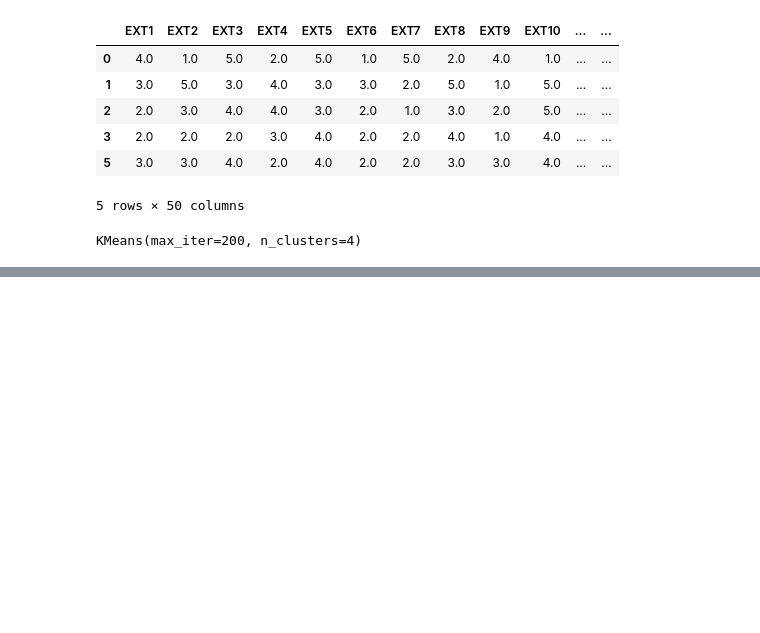
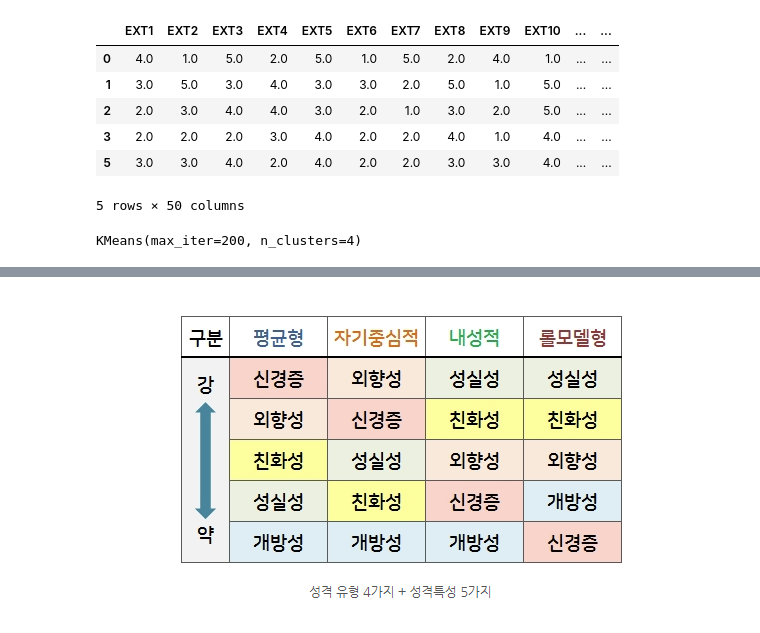
Before and after one commit to SangHui48/zerobase_algorithm_study2, a Jupyter notebook: ML_project/한상희/tproject2.ipynb, the cells around one changed output, grey strips where cells are left out. Cells and saved outputs as stored; diff of their text form; code cells hidden in the pictures; blank space fills up the shorter version.

```diff
--- a/ML_project/한상희/tproject2.ipynb
+++ b/ML_project/한상희/tproject2.ipynb
@@ -271,0 +272,5 @@ data_sums.groupby('clusters').mean()
+# %%
+from IPython.display import Image
+Image(filename='image.png')
+# %% [output]
+[figure, added]
```
Also changed, not shown: parts of 7 cells of this notebook, 1 other file.
